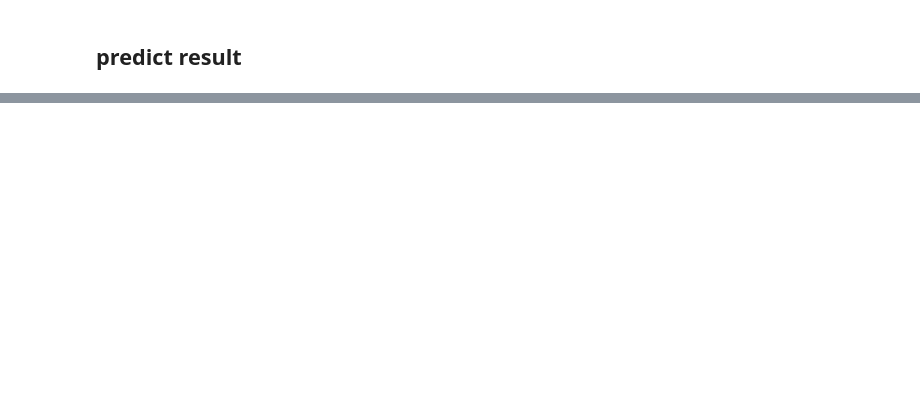
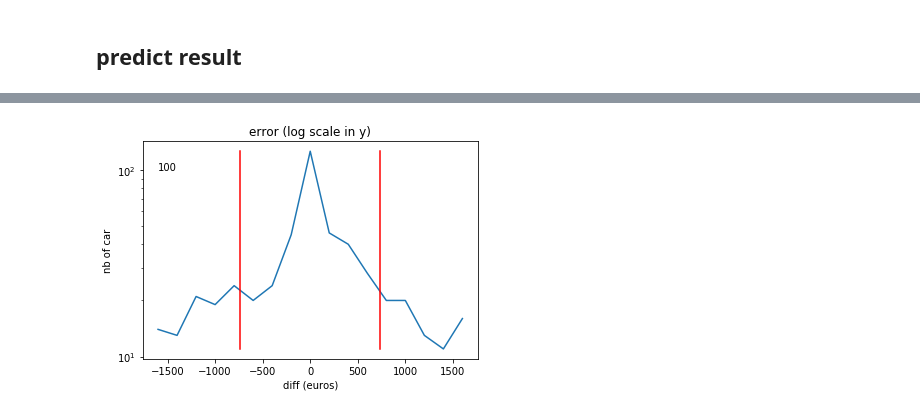
Before and after one commit to tnicolas42/ft_linear_regression, a Jupyter notebook: example.ipynb, the cells around one changed output, grey strips where cells are left out. Saved outputs shown, nothing was run; the diff lists cells and outputs as text; code cells hidden in the pictures; blank space fills up the shorter version.

Commit message:
[DEV] update example notebook

```diff
--- a/example.ipynb
+++ b/example.ipynb
@@ -121,0 +150,43 @@ predict_and_plot(np.array([123000, 56000, 200000]), X, y, theta)
+# %%
+# we define a step to sort data (for example: all data btw -20 and 20, 20 and 60, ... if the step is 40)
+step_size = 200
+# %%
+all_cost = np.array(predict(X, theta) - y, int)
+end = (max(abs(all_cost)) - (step_size >> 1)) // step_size * step_size + step_size
+start = -end
+# %%
+counter_diff = np.array([[i, 0] for i in range(start, end+1, step_size)])
+for unique_cost in all_cost:
+    ok = 0
+    for i in range(len(counter_diff)):
+        if unique_cost >= counter_diff[i][0] - (step_size >> 1) and unique_cost < counter_diff[i][0] + (step_size >> 1):
+            counter_diff[i][1] += 1
+            ok = 1
+            break
+    if not ok:
+        print('[ERROR]:', unique_cost)
+# %%
+# standard deviation (ecart type)
+std = np.sqrt(sum((all_cost - all_cost.mean()) ** 2) / len(all_cost))  # standard deviation
+# %%
+log_scale = True
+
+min_ = min(counter_diff.transpose()[1])
+max_ = max(counter_diff.transpose()[1])
+
+plt.plot(*counter_diff.transpose())
+plt.plot([std, std], [min_, max_], 'r-')
+plt.plot([-std, -std], [min_, max_], 'r-')
+
+plt.xlabel('diff (euros)')
+plt.ylabel('nb of car')
+if log_scale:
+    plt.yscale('log')
+    plt.title('error (log scale in y)')
+    i = 1
+    while i <= max_:
+        if i >= min_:
+            plt.annotate(str(i), xy = (0, i), xytext = (counter_diff[0][0], i))
+        i *= 10
+# %% [output]
+[figure, added]
```
Also changed, not shown: parts of 17 cells of this notebook.
